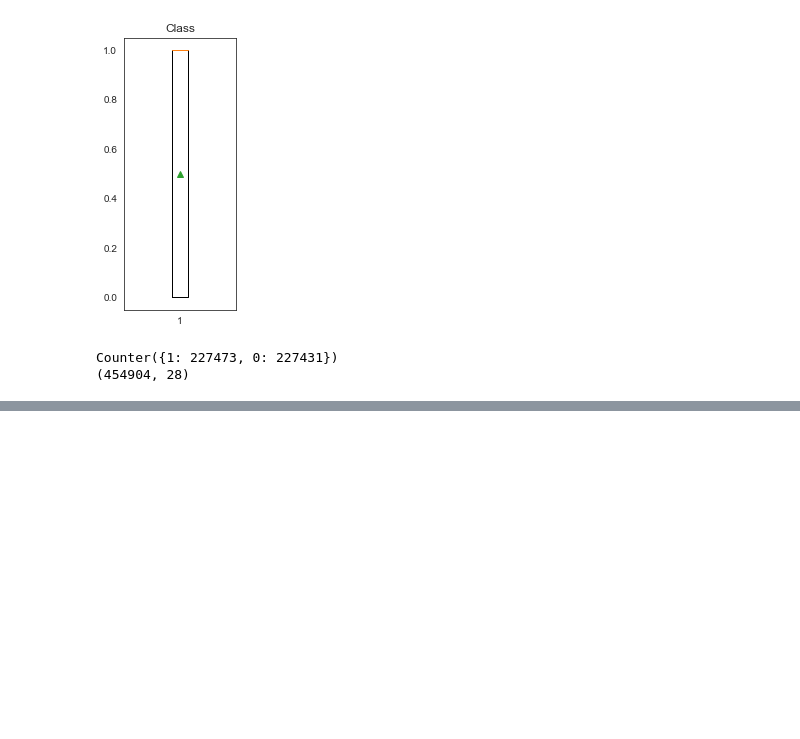
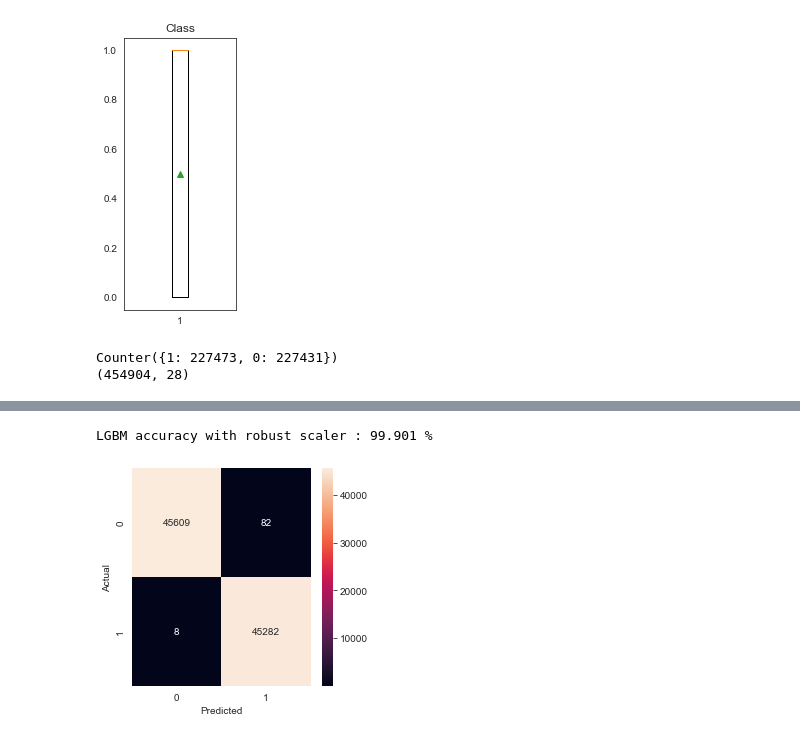
Before and after one commit to Preranapagar/ML_Projects, a Jupyter notebook: Project/Credit Card Fraud Detection/fraud_detection_2023.ipynb, the cells around one changed output, grey strips where cells are left out. Saved outputs shown, nothing was run; the diff lists cells and outputs as text; code cells hidden in the pictures; blank space fills up the shorter version.

```diff
--- a/Project/Credit Card Fraud Detection/fraud_detection_2023.ipynb
+++ b/Project/Credit Card Fraud Detection/fraud_detection_2023.ipynb
@@ -210,0 +236,20 @@ x_train_fun = pd.DataFrame(x_train_fun)
+# %%
+#with robust scaler
+x_train_robust, x_val_robust, y_train_robust, y_val_robust = train_test_split(x_train_robust_scaler, y_train, test_size=0.2,
+                                                                             random_state=2020)
+LGBM = LGBMClassifier()
+LGBM.fit(x_train_robust, y_train_robust)
+y_pred_LGBM_robust = LGBM.predict(x_val_robust)
+LGBM_robust_accuracy = accuracy_score(y_val_robust, y_pred_LGBM_robust)
+print("LGBM accuracy with robust scaler :", round(LGBM_robust_accuracy*100,3),'%')
+
+cm = confusion_matrix(y_val_robust, y_pred_LGBM_robust)
+
+plt.figure(figsize=(4,4))
+sns.heatmap(cm, annot=True, fmt='.0f')
+plt.xlabel('Predicted')
+plt.ylabel('Actual')
+plt.show()
+# %% [output]
+LGBM accuracy with robust scaler : 99.901 %
+[figure, added]
```
Also changed, not shown: parts of 10 cells of this notebook.
